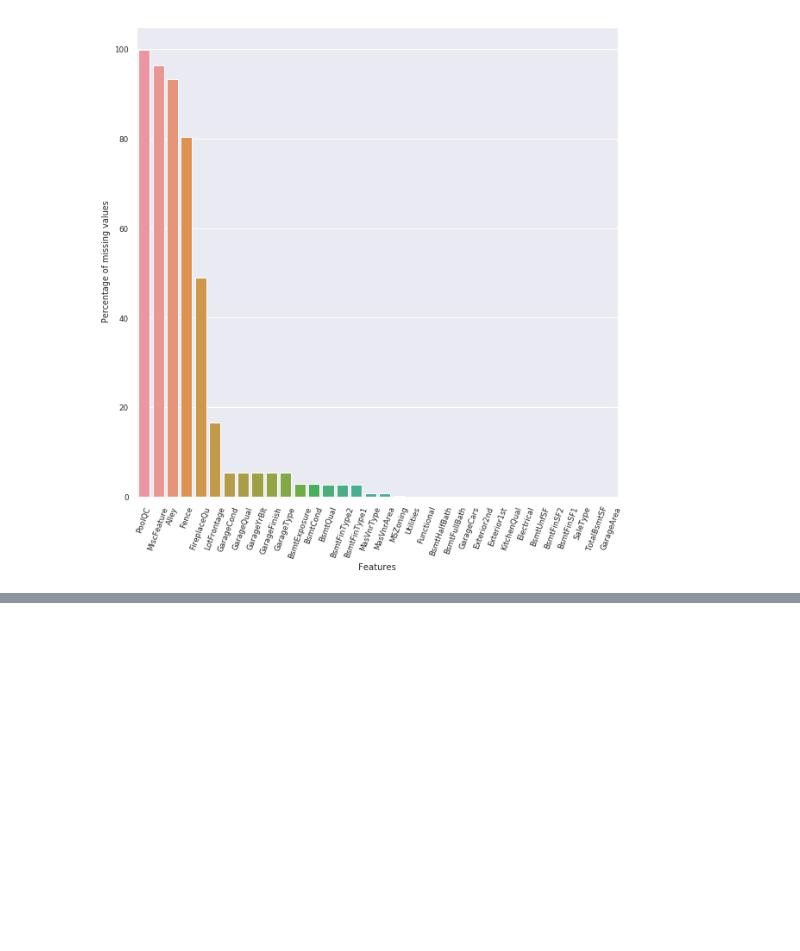
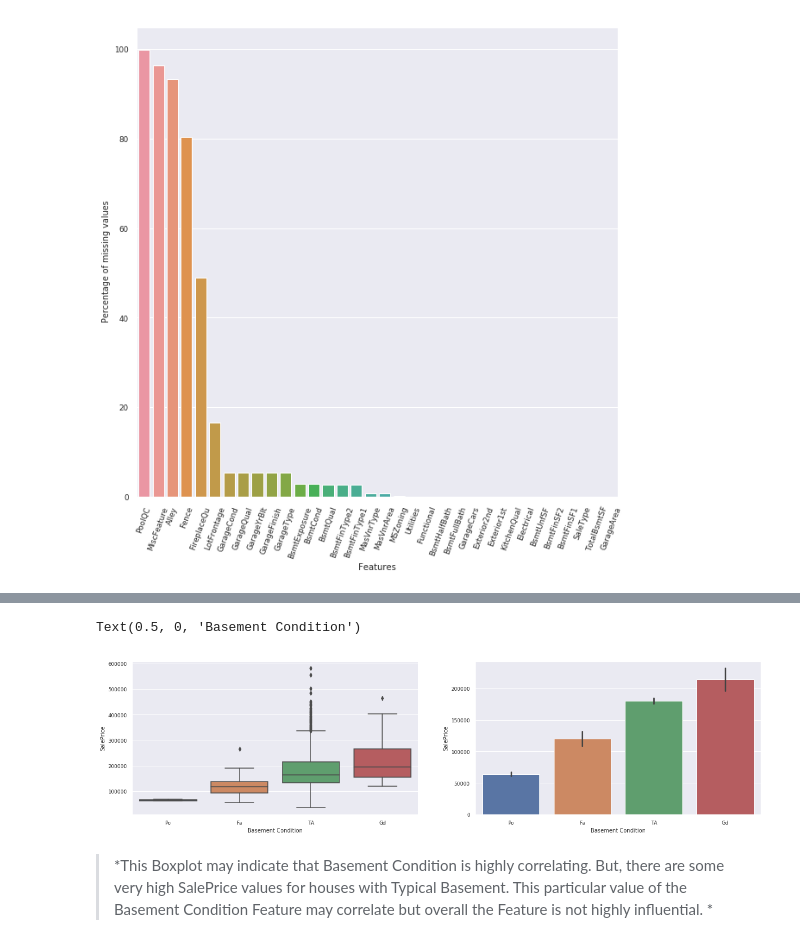
Before and after one commit to abhranil08/Regression, a Jupyter notebook: RegressionEDAKernel.ipynb, the cells around one changed output, grey strips where cells are left out. Cells and saved outputs as stored; diff of their text form; code cells hidden in the pictures; blank space fills up the shorter version.

```diff
--- a/RegressionEDAKernel.ipynb
+++ b/RegressionEDAKernel.ipynb
@@ -285,0 +289,14 @@ plt.show()
+# %%
+plt.subplots(figsize =(20, 5))
+
+plt.subplot(1, 2, 1)
+sns.boxplot(x="BsmtCond", y="SalePrice", data=train, order=['Po', 'Fa', 'TA', 'Gd']);
+plt.xlabel("Basement Condition")
+plt.subplot(1, 2, 2)
+sns.barplot(x="BsmtCond", y="SalePrice", data=train, order=['Po', 'Fa', 'TA', 'Gd']);
+plt.xlabel("Basement Condition")
+# %% [output]
+Text(0.5, 0, 'Basement Condition')
+[figure, added]
+# %% [markdown]
+> *This Boxplot may indicate that Basement Condition is highly correlating. But, there are some very high SalePrice values for houses with Typical Basement. This particular value of the Basement Condition Feature may correlate but overall the Feature is not highly influential. *
```
Also changed, not shown: parts of 48 cells of this notebook.
